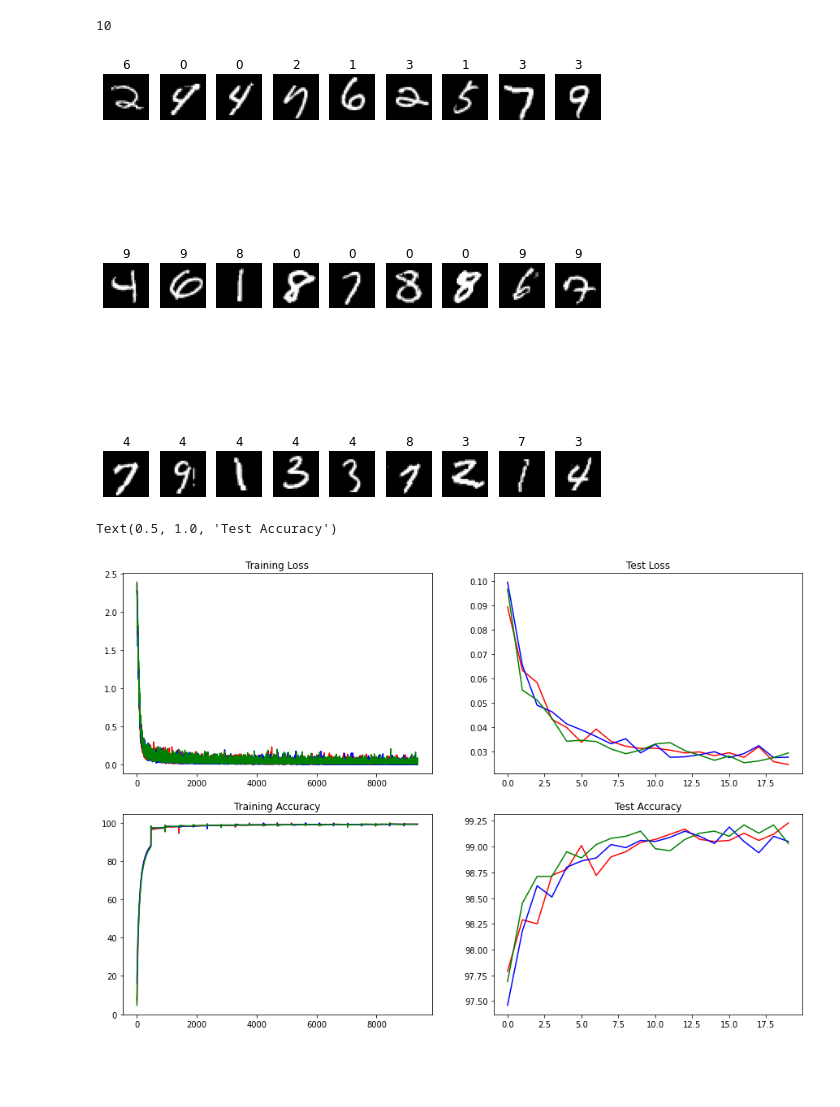
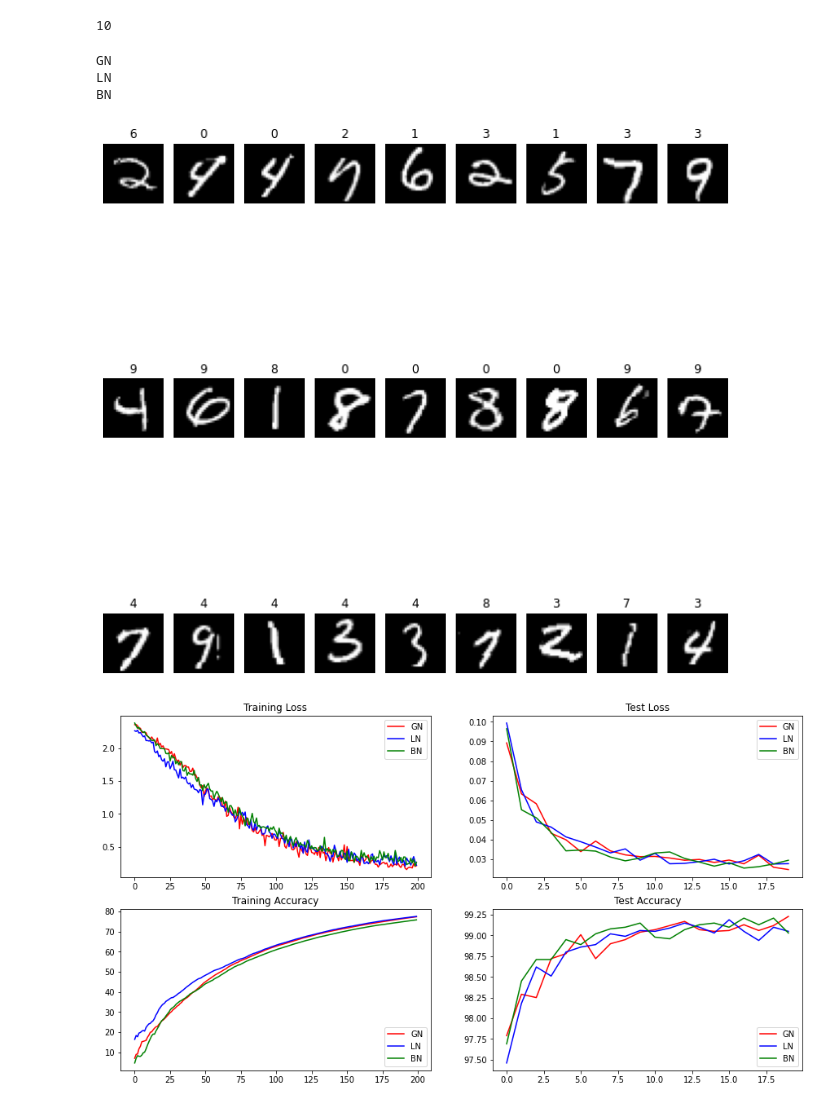
Before and after one commit to Pavithra777/EVA-8-Phase-1, a Jupyter notebook: main.ipynb, the cells around one changed output. Drawn from its saved outputs; the diff is of its cells as text; code cells hidden in the pictures; blank space fills up the shorter version.

```diff
--- a/main.ipynb
+++ b/main.ipynb
@@ -331,11 +331,12 @@ len(wrong_img['BN'])
 10
 # %%
 import matplotlib.pyplot as plt
-figure = plt.figure(figsize=(8, 8))
+figure = plt.figure(figsize=(10, 10))
 cols, rows = 10, 3
 row_num =0
 
 for normalization in wrong_img:
+  print(normalization)
   for i in range(0, cols-1):
       img =wrong_img[normalization][i]
       label =  pred_label[normalization][i]
@@ -347,26 +348,32 @@ for normalization in wrong_img:
 figure.tight_layout()
 plt.show()
 # %% [output]
+GN
+LN
+BN
-[figure, old version]
+[figure, new version]
 # %%
 import matplotlib.pyplot as plt
-fig, axs = plt.subplots(2,2,figsize=(15,10))
-axs[0, 0].plot(train_losses_dict['GN'],color='r')
-axs[0, 0].plot(train_losses_dict['LN'],color='b')
-axs[0, 0].plot(train_losses_dict['BN'],color='g')
+fig, axs = plt.subplots(2,2,figsize=(15,8))
+axs[0, 0].plot(train_losses_dict['GN'][:200],color='r', label='GN')
+axs[0, 0].plot(train_losses_dict['LN'][:200],color='b', label='LN')
+axs[0, 0].plot(train_losses_dict['BN'][:200],color='g', label='BN')
 axs[0, 0].set_title("Training Loss")
-axs[1, 0].plot(train_acc_dict['GN'],color='r')
-axs[1, 0].plot(train_acc_dict['LN'],color='b')
-axs[1, 0].plot(train_acc_dict['BN'],color='g')
+axs[1, 0].plot(train_acc_dict['GN'][:200],color='r', label='GN')
+axs[1, 0].plot(train_acc_dict['LN'][:200],color='b', label='LN')
+axs[1, 0].plot(train_acc_dict['BN'][:200],color='g', label='BN')
 axs[1, 0].set_title("Training Accuracy")
-axs[0, 1].plot(test_losses_dict['GN'],color='r')
-axs[0, 1].plot(test_losses_dict['LN'],color='b')
-axs[0, 1].plot(test_losses_dict['BN'],color='g')
+axs[0, 1].plot(test_losses_dict['GN'],color='r', label='GN')
+axs[0, 1].plot(test_losses_dict['LN'],color='b', label='LN')
+axs[0, 1].plot(test_losses_dict['BN'],color='g', label='BN')
 axs[0, 1].set_title("Test Loss")
-axs[1, 1].plot(test_acc_dict['GN'],color='r')
-axs[1, 1].plot(test_acc_dict['LN'],color='b')
-axs[1, 1].plot(test_acc_dict['BN'],color='g')
+axs[1, 1].plot(test_acc_dict['GN'],color='r', label='GN')
+axs[1, 1].plot(test_acc_dict['LN'],color='b', label='LN')
+axs[1, 1].plot(test_acc_dict['BN'],color='g', label='BN')
 axs[1, 1].set_title("Test Accuracy")
+leg = axs[0, 0].legend(loc='upper right')
+leg = axs[0, 1].legend(loc='upper right')
+leg = axs[1, 0].legend(loc='lower right')
+leg = axs[1, 1].legend(loc='lower right')
 # %% [output]
-Text(0.5, 1.0, 'Test Accuracy')
-[figure, old version]
+[figure, new version]
```
Also changed, not shown: parts of 1 cell of this notebook.
